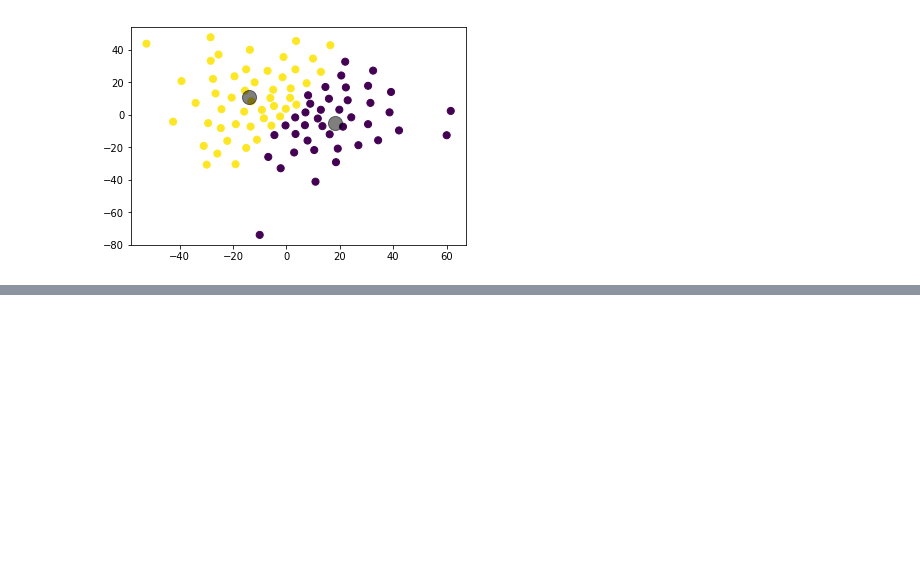
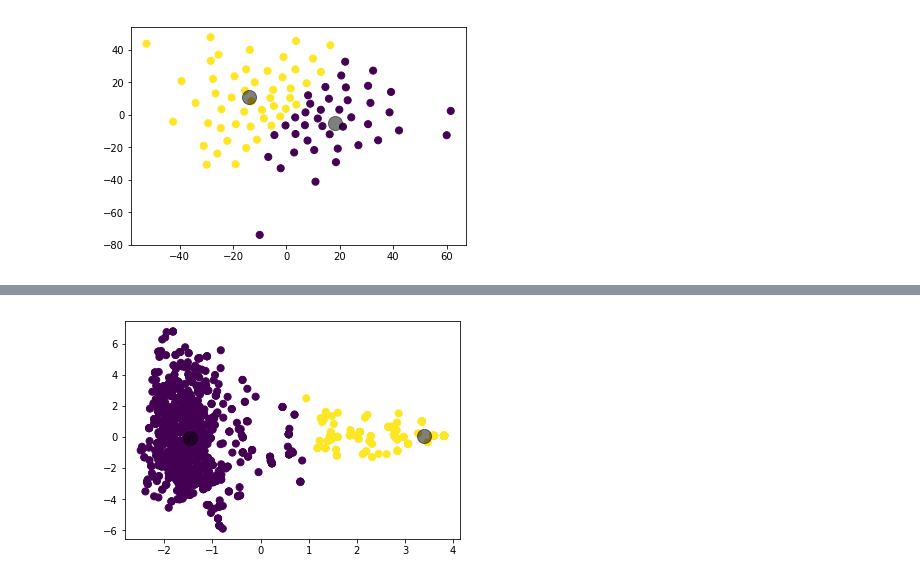
Before and after one commit to viniciusd-avila/phylogenetic-analysis, a Jupyter notebook: Dimension reduction.ipynb, the cells around one changed output, grey strips where cells are left out. Saved outputs shown, nothing was run; the diff lists cells and outputs as text; code cells hidden in the pictures; blank space fills up the shorter version.

```diff
--- a/Dimension reduction.ipynb
+++ b/Dimension reduction.ipynb
@@ -186,0 +216,2 @@ kmeans_plot(2,species_list[0].tsne_results)
+# %%
+df = codon_freq_multi_species(species_list)
@@ -186,0 +239,6 @@ kmeans_plot(2,species_list[0].tsne_results)
+# %%
+principal_component = pca_2d(df)
+# %%
+kmeans_plot(2,principal_component)
+# %% [output]
+[figure, added]
```
Also changed, not shown: parts of 8 cells of this notebook.
